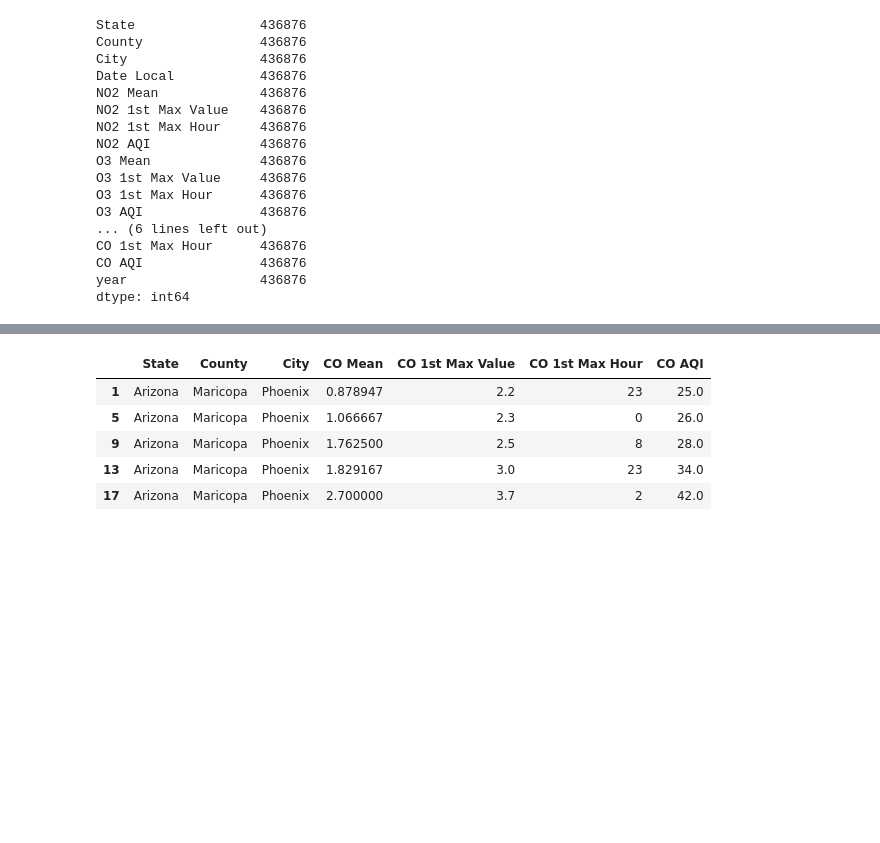
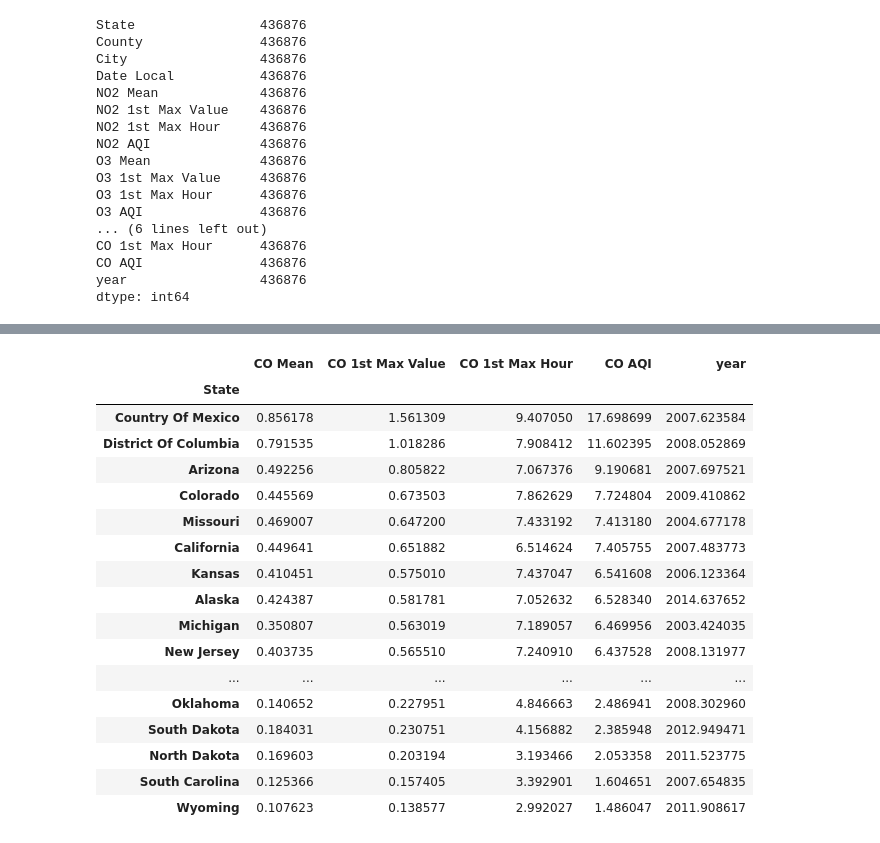
Before and after one commit to sachsjohn/Project_1_Pollution, a Jupyter notebook: Pollution Data.ipynb, the cells around one changed output, grey strips where cells are left out. Cells and saved outputs as stored; diff of their text form; code cells hidden in the pictures; blank space fills up the shorter version.

```diff
--- a/Pollution Data.ipynb
+++ b/Pollution Data.ipynb
@@ -146,12 +116,26 @@ SO2_data.head()
 # %%
 #CO data
-CO_data = df_drop[["State", "County", "City","CO Mean","CO 1st Max Value", "CO 1st Max Hour", "CO AQI"
+CO_data = df_drop[["State", "County", "City","CO Mean","CO 1st Max Value", "CO 1st Max Hour", "CO AQI", "Date Local","year"
                   ]]
-CO_data.head()
+state_CO_data = CO_data.groupby(['State']).mean()
-# %% [output]
-|  | State | County | City | CO Mean | CO 1st Max Value | CO 1st Max Hour | CO AQI |
-| 1 | Arizona | Maricopa | Phoenix | 0.878947 | 2.2 | 23 | 25.0 |
-| 5 | Arizona | Maricopa | Phoenix | 1.066667 | 2.3 | 0 | 26.0 |
-| 9 | Arizona | Maricopa | Phoenix | 1.762500 | 2.5 | 8 | 28.0 |
-| 13 | Arizona | Maricopa | Phoenix | 1.829167 | 3.0 | 23 | 34.0 |
-| 17 | Arizona | Maricopa | Phoenix | 2.700000 | 3.7 | 2 | 42.0 |
+# %%
+state_CO_data.sort_values('CO AQI', ascending=False)
+# %% [output]
+|  | CO Mean | CO 1st Max Value | CO 1st Max Hour | CO AQI | year |
+| State |  |  |  |  |  |
+| Country Of Mexico | 0.856178 | 1.561309 | 9.407050 | 17.698699 | 2007.623584 |
+| District Of Columbia | 0.791535 | 1.018286 | 7.908412 | 11.602395 | 2008.052869 |
+| Arizona | 0.492256 | 0.805822 | 7.067376 | 9.190681 | 2007.697521 |
+| Colorado | 0.445569 | 0.673503 | 7.862629 | 7.724804 | 2009.410862 |
+| Missouri | 0.469007 | 0.647200 | 7.433192 | 7.413180 | 2004.677178 |
+| California | 0.449641 | 0.651882 | 6.514624 | 7.405755 | 2007.483773 |
+| Kansas | 0.410451 | 0.575010 | 7.437047 | 6.541608 | 2006.123364 |
+| Alaska | 0.424387 | 0.581781 | 7.052632 | 6.528340 | 2014.637652 |
+| Michigan | 0.350807 | 0.563019 | 7.189057 | 6.469956 | 2003.424035 |
+| New Jersey | 0.403735 | 0.565510 | 7.240910 | 6.437528 | 2008.131977 |
+| ... | ... | ... | ... | ... | ... |
+| Oklahoma | 0.140652 | 0.227951 | 4.846663 | 2.486941 | 2008.302960 |
+| South Dakota | 0.184031 | 0.230751 | 4.156882 | 2.385948 | 2012.949471 |
+| North Dakota | 0.169603 | 0.203194 | 3.193466 | 2.053358 | 2011.523775 |
+| South Carolina | 0.125366 | 0.157405 | 3.392901 | 1.604651 | 2007.654835 |
+| Wyoming | 0.107623 | 0.138577 | 2.992027 | 1.486047 | 2011.908617 |
```
Also changed, not shown: parts of 8 cells of this notebook.
